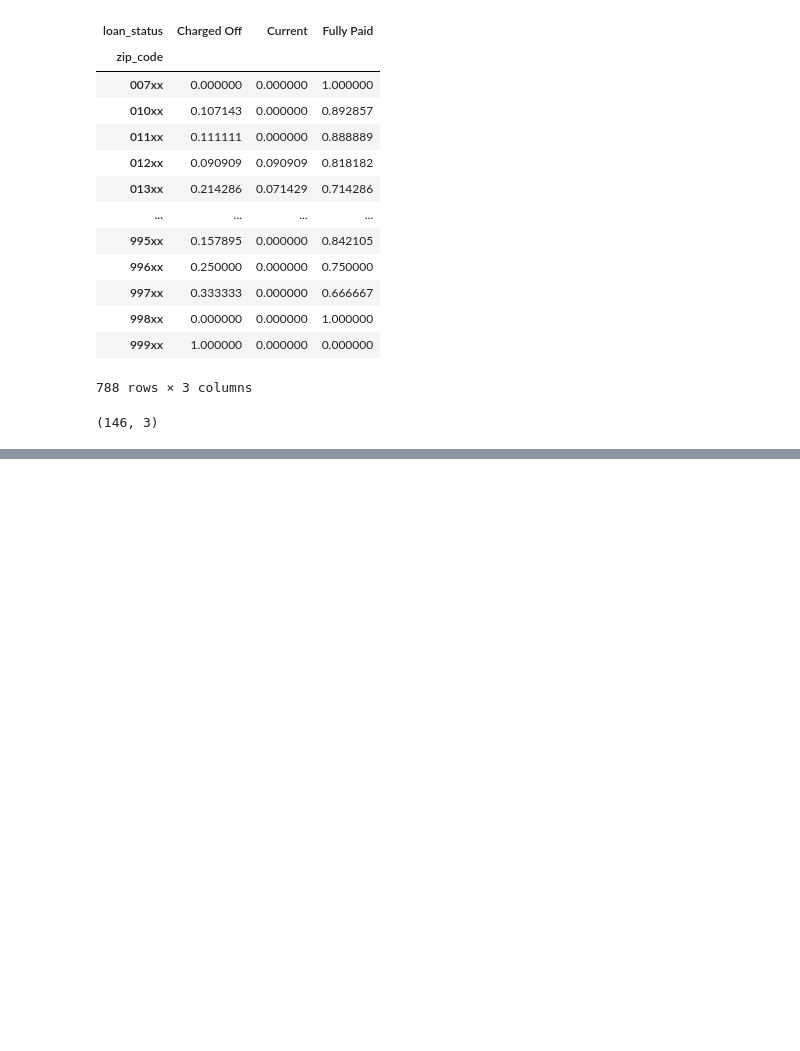
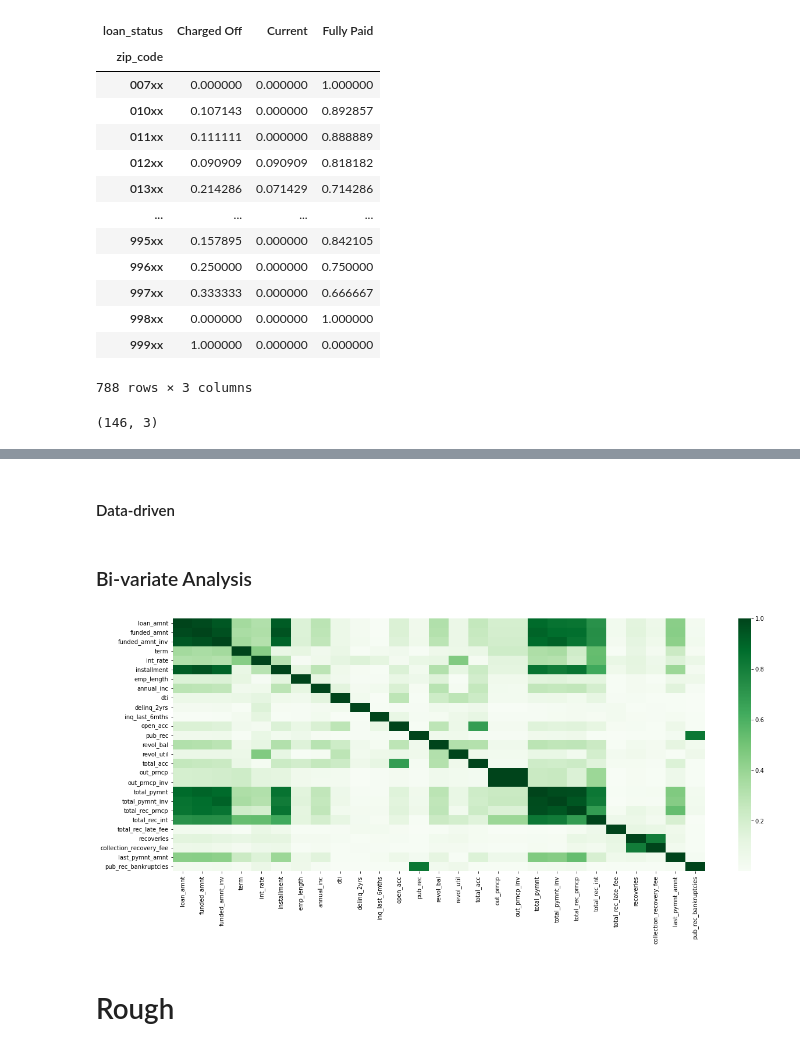
Before and after one commit to krishnajiraoh/upGrad_lending_club_case_study, a Jupyter notebook: EDA_Final.ipynb, the cells around one changed output, grey strips where cells are left out. Drawn from its saved outputs; the diff is of its cells as text; code cells hidden in the pictures; blank space fills up the shorter version.

```diff
--- a/EDA_Final.ipynb
+++ b/EDA_Final.ipynb
@@ -480,0 +453,2 @@ pd.crosstab(loan_df["verification_status"], [loan_df["loan_status"]], normalize=
+# %%
+loan_df["emi_burden"] = round(loan_df["annual_inc"] / loan_df["installment"])
@@ -480,0 +473,2 @@ pd.crosstab(loan_df["verification_status"], [loan_df["loan_status"]], normalize=
+# %%
+loan_df["inc_loan_ratio"] = round(loan_df["annual_inc"] / loan_df["loan_amnt"] )
@@ -480,0 +493,2 @@ pd.crosstab(loan_df["verification_status"], [loan_df["loan_status"]], normalize=
+# %% [markdown]
+#### Data-driven
@@ -480,0 +497,2 @@ pd.crosstab(loan_df["verification_status"], [loan_df["loan_status"]], normalize=
+# %% [markdown]
+### Bi-variate Analysis
@@ -480,0 +503,12 @@ pd.crosstab(loan_df["verification_status"], [loan_df["loan_status"]], normalize=
+# %%
+curr = loan_df.corr().abs()
+fig, ax = plt.subplots()
+fig.set_size_inches(20.5, 8, forward=True)
+ax = sns.heatmap(curr, cmap="Greens")
+plt.show()
+
+# no meaningful insights
+# %% [output]
+[figure, added]
+# %% [markdown]
+# Rough
```
Also changed, not shown: parts of 28 cells of this notebook.
